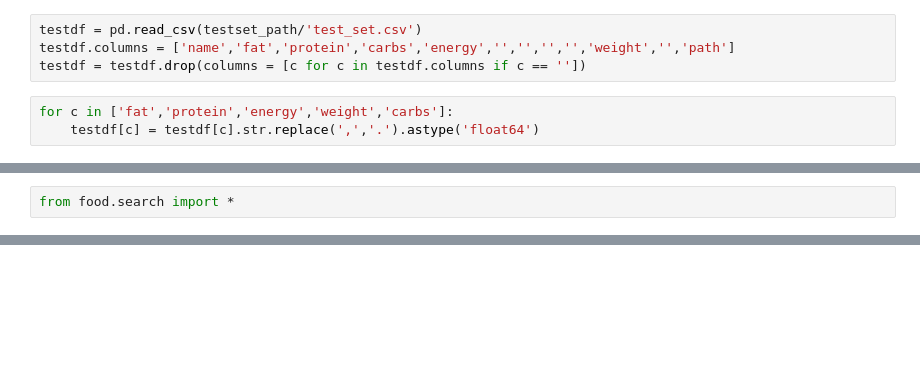
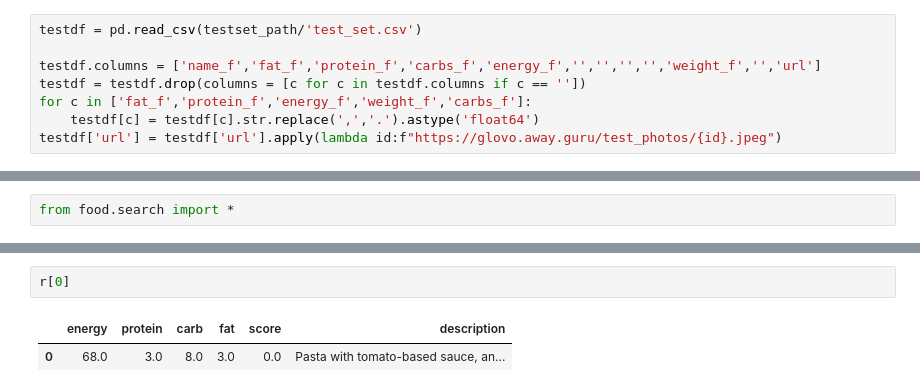
Before and after one commit to DmitriyG228/food, a Jupyter notebook: testset_exploration.ipynb, the cells around one changed output, grey strips where cells are left out. Drawn from its saved outputs; the diff is of its cells as text; blank space fills up the shorter version.

```diff
--- a/testset_exploration.ipynb
+++ b/testset_exploration.ipynb
@@ -53,7 +13,8 @@ data_path.ls()
 # %%
 testdf = pd.read_csv(testset_path/'test_set.csv')
-testdf.columns = ['name','fat','protein','carbs','energy','','','','','weight','','path']
+
+testdf.columns = ['name_f','fat_f','protein_f','carbs_f','energy_f','','','','','weight_f','','url']
 testdf = testdf.drop(columns = [c for c in testdf.columns if c == ''])
+for c in ['fat_f','protein_f','energy_f','weight_f','carbs_f']:
+    testdf[c] = testdf[c].str.replace(',','.').astype('float64')
+testdf['url'] = testdf['url'].apply(lambda id:f"https://glovo.away.guru/test_photos/{id}.jpeg")
-# %%
-for c in ['fat','protein','energy','weight','carbs']:
-    testdf[c] = testdf[c].str.replace(',','.').astype('float64')
@@ -81,0 +46,5 @@ search_image?
+# %%
+r[0]
+# %% [output]
+|  | energy | protein | carb | fat | score | description |
+| 0 | 68.0 | 3.0 | 8.0 | 3.0 | 0.0 | Pasta with tomato-based sauce, an... |
```
Also changed, not shown: parts of 21 cells of this notebook, 2 other files.
